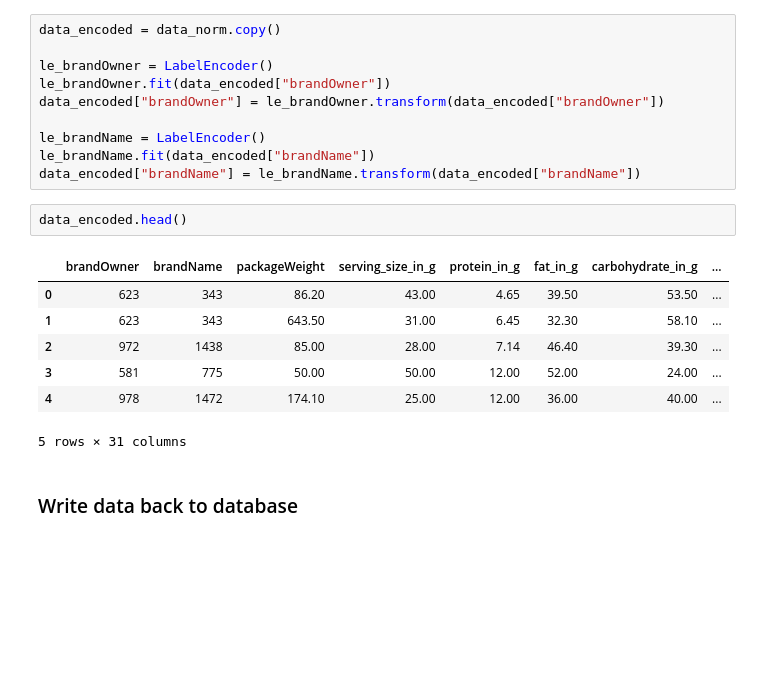
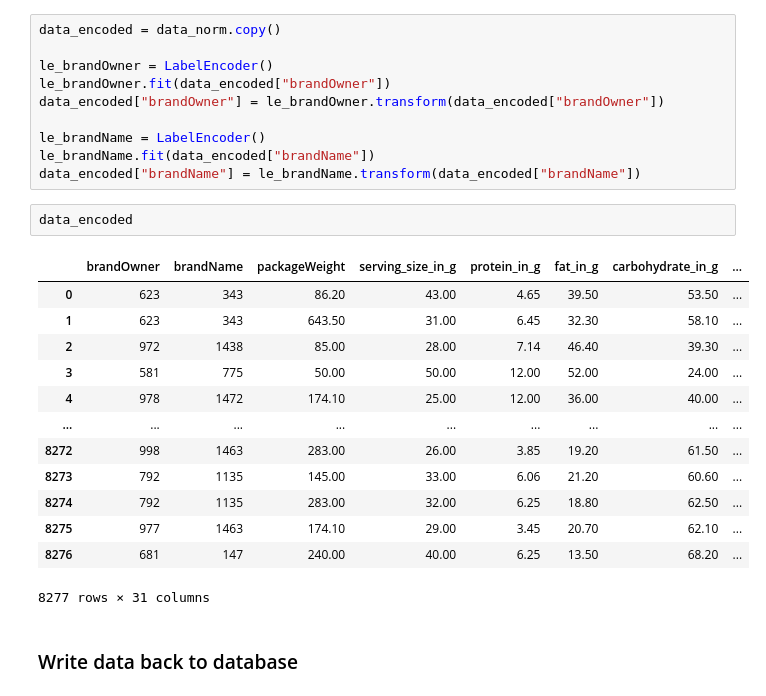
Before and after one commit to phisinger/Chocolate-clustering, a Jupyter notebook: src/EDA_and_cleansing.ipynb, the cells around one changed output. Cells and saved outputs as stored; diff of their text form; blank space fills up the shorter version.

```diff
--- a/src/EDA_and_cleansing.ipynb
+++ b/src/EDA_and_cleansing.ipynb
@@ -446,15 +446,21 @@ le_brandName = LabelEncoder()
 le_brandName.fit(data_encoded["brandName"])
 data_encoded["brandName"] = le_brandName.transform(data_encoded["brandName"])
 # %%
-data_encoded.head()
+data_encoded
 # %% [output]
 |  | brandOwner | brandName | packageWeight | serving_size_in_g | protein_in_g | fat_in_g | carbohydrate_in_g | ... |
 | 0 | 623 | 343 | 86.20 | 43.00 | 4.65 | 39.50 | 53.50 | ... |
 | 1 | 623 | 343 | 643.50 | 31.00 | 6.45 | 32.30 | 58.10 | ... |
 | 2 | 972 | 1438 | 85.00 | 28.00 | 7.14 | 46.40 | 39.30 | ... |
 | 3 | 581 | 775 | 50.00 | 50.00 | 12.00 | 52.00 | 24.00 | ... |
 | 4 | 978 | 1472 | 174.10 | 25.00 | 12.00 | 36.00 | 40.00 | ... |
+| ... | ... | ... | ... | ... | ... | ... | ... | ... |
+| 8272 | 998 | 1463 | 283.00 | 26.00 | 3.85 | 19.20 | 61.50 | ... |
+| 8273 | 792 | 1135 | 145.00 | 33.00 | 6.06 | 21.20 | 60.60 | ... |
+| 8274 | 792 | 1135 | 283.00 | 32.00 | 6.25 | 18.80 | 62.50 | ... |
+| 8275 | 977 | 1463 | 174.10 | 29.00 | 3.45 | 20.70 | 62.10 | ... |
+| 8276 | 681 | 147 | 240.00 | 40.00 | 6.25 | 13.50 | 68.20 | ... |
-5 rows × 31 columns
+8277 rows × 31 columns
 # %% [markdown]
 ### Write data back to database
 # %%
```
Also changed, not shown: parts of 1 cell of this notebook.
